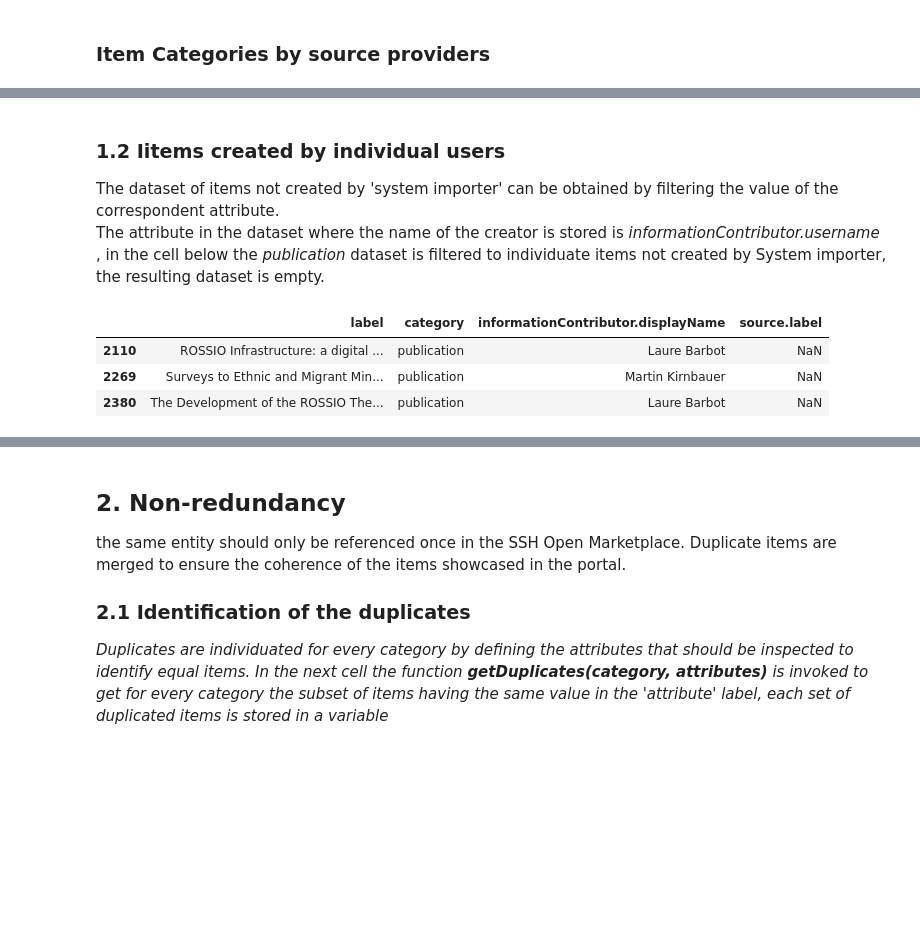
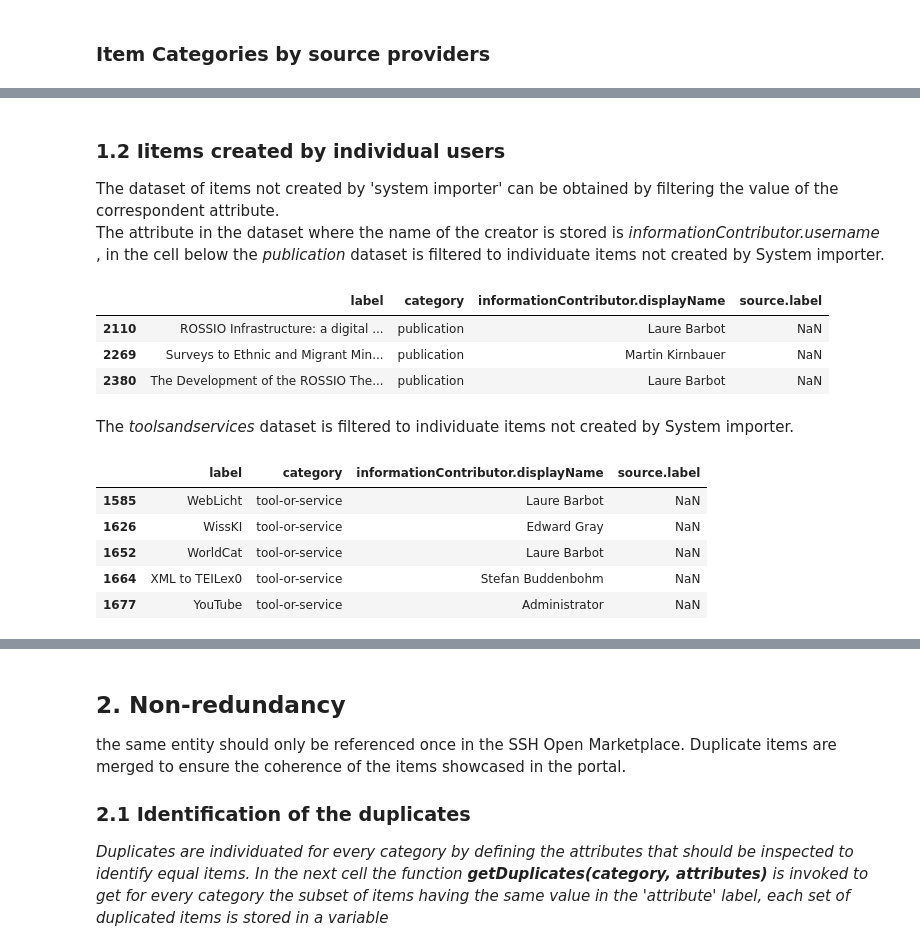
Before and after one commit to SSHOC/marketplace-curation, a Jupyter notebook: LibTest.ipynb, the cells around one changed output, grey strips where cells are left out. Saved outputs shown, nothing was run; the diff lists cells and outputs as text; code cells hidden in the pictures; blank space fills up the shorter version.

```diff
--- a/LibTest.ipynb
+++ b/LibTest.ipynb
@@ -122,7 +119,7 @@ df_categories_bysources.head()
 ### 1.2 Iitems created by individual users
 
 The dataset of items not created by 'system importer' can be obtained by filtering the value of the correspondent attribute.
-The attribute in the dataset where the name of the creator is stored is *informationContributor.username* , in the cell below the *publication* dataset is filtered to individuate items not created by System importer, the resulting dataset is empty.
+The attribute in the dataset where the name of the creator is stored is *informationContributor.username* , in the cell below the *publication* dataset is filtered to individuate items not created by System importer.
 # %%
 publications_imported_by_Si=df_publication_flat[(df_publication_flat['informationContributor.username']!='System importer') & (df_publication_flat['source.label'].isna())]
 publications_imported_by_Si[['label', 'category','informationContributor.displayName', 'source.label']].head()
@@ -131,5 +128,17 @@ publications_imported_by_Si[['label', 'category','informationContributor.display
 | 2110 | ROSSIO Infrastructure: a digital ... | publication | Laure Barbot | NaN |
 | 2269 | Surveys to Ethnic and Migrant Min... | publication | Martin Kirnbauer | NaN |
 | 2380 | The Development of the ROSSIO The... | publication | Laure Barbot | NaN |
+# %% [markdown]
+The *toolsandservices* dataset is filtered to individuate items not created by System importer.
+# %%
+tools_imported_by_Si=df_tool_flat[(df_tool_flat['informationContributor.username']!='System importer') & (df_tool_flat['source.label'].isna())]
+tools_imported_by_Si[['label', 'category','informationContributor.displayName', 'source.label']].tail()
+# %% [output]
+|  | label | category | informationContributor.displayName | source.label |
+| 1585 | WebLicht | tool-or-service | Laure Barbot | NaN |
+| 1626 | WissKI | tool-or-service | Edward Gray | NaN |
+| 1652 | WorldCat | tool-or-service | Laure Barbot | NaN |
+| 1664 | XML to TEILex0 | tool-or-service | Stefan Buddenbohm | NaN |
+| 1677 | YouTube | tool-or-service | Administrator | NaN |
 # %%
 df_all_items=pd.concat([df_tool_flat, df_publication_flat, df_trainingmaterials_flat, df_workflows_flat, df_datasets_flat])
```
Also changed, not shown: parts of 8 cells of this notebook, 3 other files.
